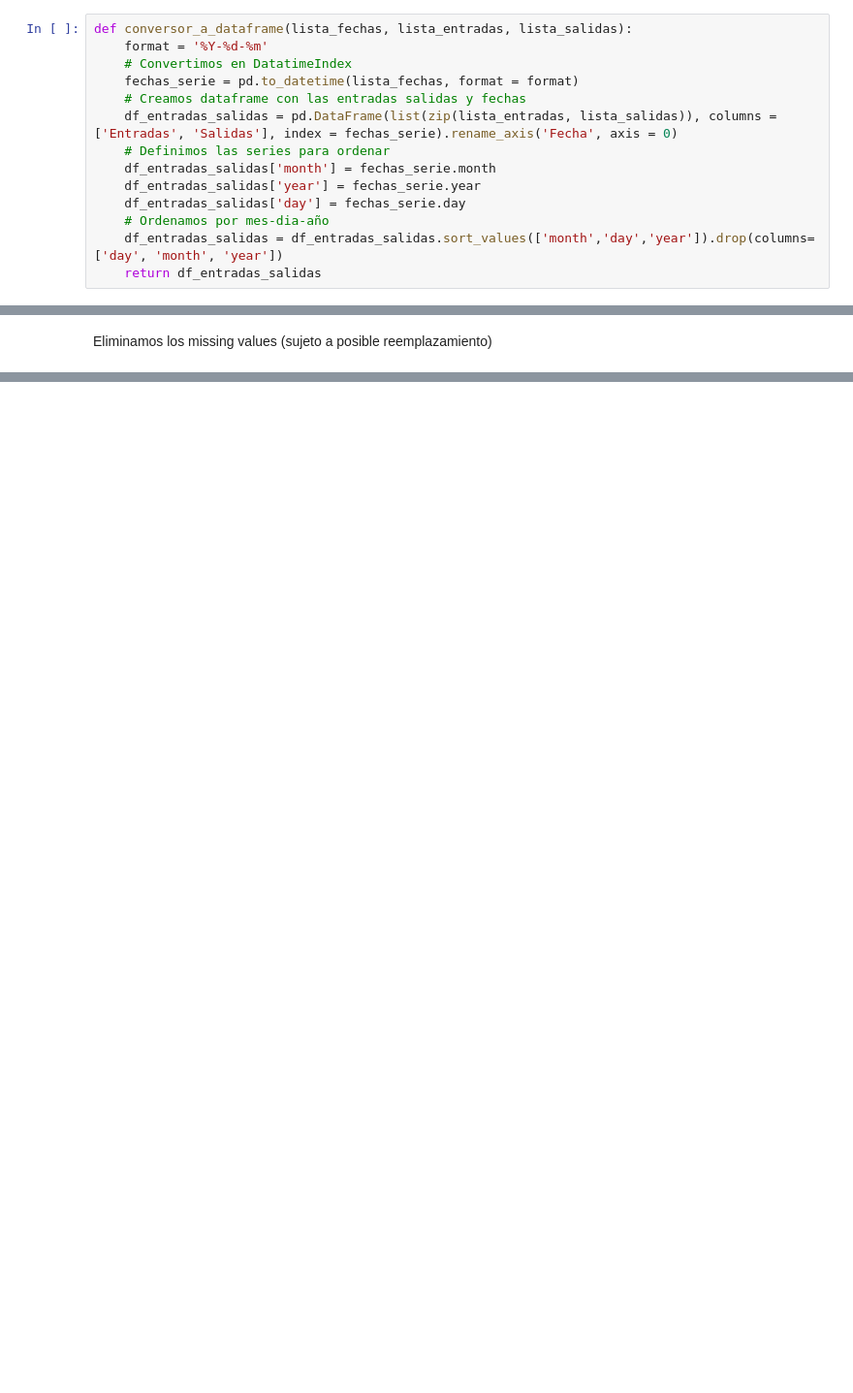
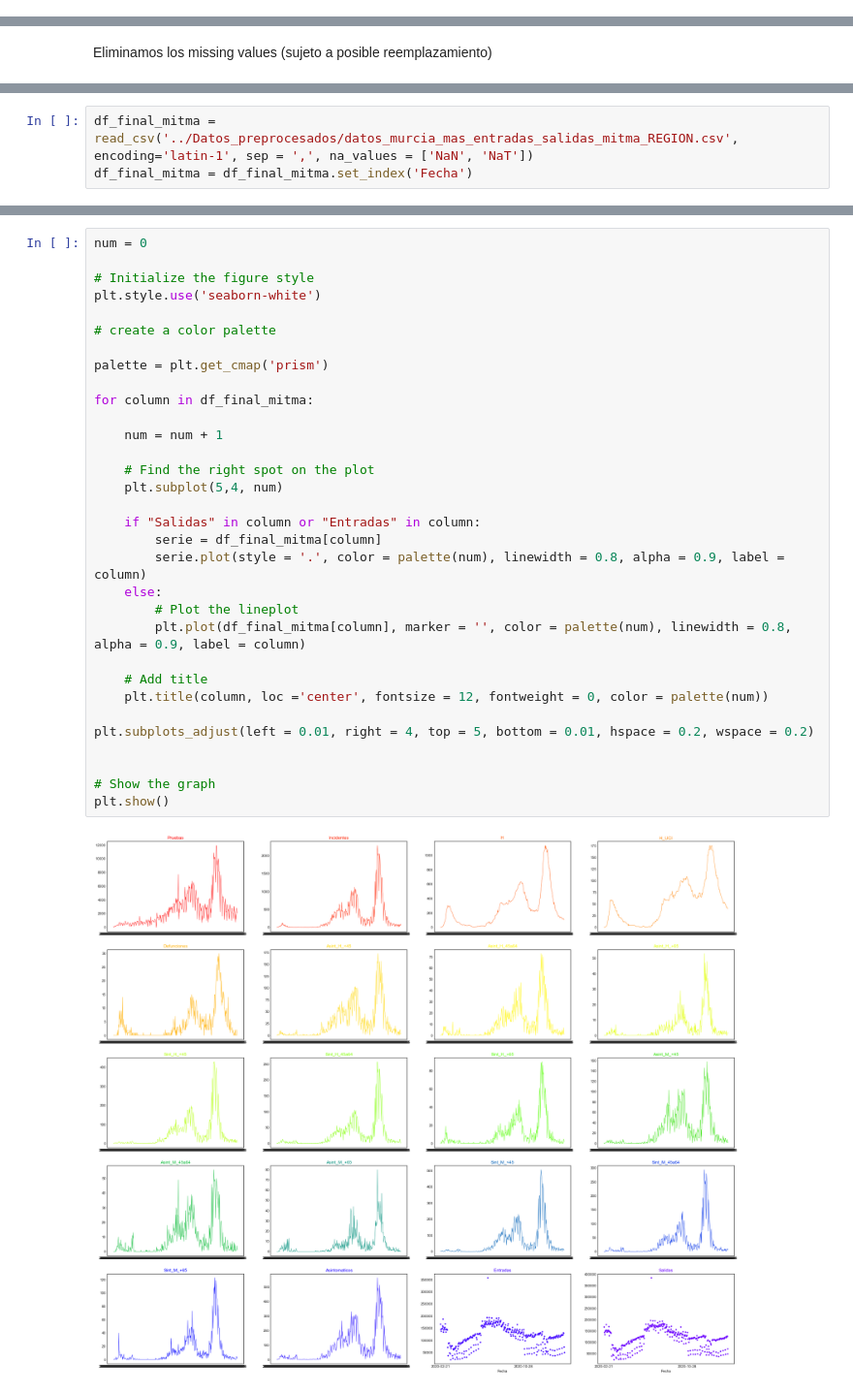
Before and after one commit to CarmenCalvoL/tfg_informatica, a Jupyter notebook: Notebooks/salud_murcia.ipynb, the cells around one changed output, grey strips where cells are left out. Shown at 97% size. Saved outputs shown, nothing was run; the diff lists cells and outputs as text; blank space fills up the shorter version.

```diff
--- a/Notebooks/salud_murcia.ipynb
+++ b/Notebooks/salud_murcia.ipynb
@@ -114,17 +130,3 @@ Al igual que hicimos con el dataFrame de los datos de salud que leímos al princ
-# %%
-def conversor_a_dataframe(lista_fechas, lista_entradas, lista_salidas):
-    format = '%Y-%d-%m'
-    # Convertimos en DatatimeIndex
-    fechas_serie = pd.to_datetime(lista_fechas, format = format)
-    # Creamos dataframe con las entradas salidas y fechas
-    df_entradas_salidas = pd.DataFrame(list(zip(lista_entradas, lista_salidas)), columns = ['Entradas', 'Salidas'], index = fechas_serie).rename_axis('Fecha', axis = 0)
-    # Definimos las series para ordenar
-    df_entradas_salidas['month'] = fechas_serie.month
-    df_entradas_salidas['year'] = fechas_serie.year
-    df_entradas_salidas['day'] = fechas_serie.day
-    # Ordenamos por mes-dia-año
-    df_entradas_salidas = df_entradas_salidas.sort_values(['month','day','year']).drop(columns=['day', 'month', 'year'])
-    return df_entradas_salidas
 # %% [markdown]
 ### Movilidad mar-jun
 # %%
@@ -376,0 +437,3 @@ df_predictor.head(3)
+# %%
+df_final_mitma = read_csv('../Datos_preprocesados/datos_murcia_mas_entradas_salidas_mitma_REGION.csv', encoding='latin-1', sep = ',', na_values = ['NaN', 'NaT'])
+df_final_mitma = df_final_mitma.set_index('Fecha')
@@ -376,0 +476,34 @@ df_predictor.head(3)
+# %%
+num = 0
+
+# Initialize the figure style
+plt.style.use('seaborn-white')
+
+# create a color palette
+
+palette = plt.get_cmap('prism')
+
+for column in df_final_mitma:
+
+    num = num + 1
+
+    # Find the right spot on the plot
+    plt.subplot(5,4, num)
+
+    if "Salidas" in column or "Entradas" in column:
+        serie = df_final_mitma[column]
+        serie.plot(style = '.', color = palette(num), linewidth = 0.8, alpha = 0.9, label = column)
+    else:
+        # Plot the lineplot
+        plt.plot(df_final_mitma[column], marker = '', color = palette(num), linewidth = 0.8, alpha = 0.9, label = column)
+
+    # Add title
+    plt.title(column, loc ='center', fontsize = 12, fontweight = 0, color = palette(num))
+
+plt.subplots_adjust(left = 0.01, right = 4, top = 5, bottom = 0.01, hspace = 0.2, wspace = 0.2)
+
+
+# Show the graph
+plt.show()
+# %% [output]
+[figure, added]
```
Also changed, not shown: parts of 107 cells of this notebook, 34 other files.
